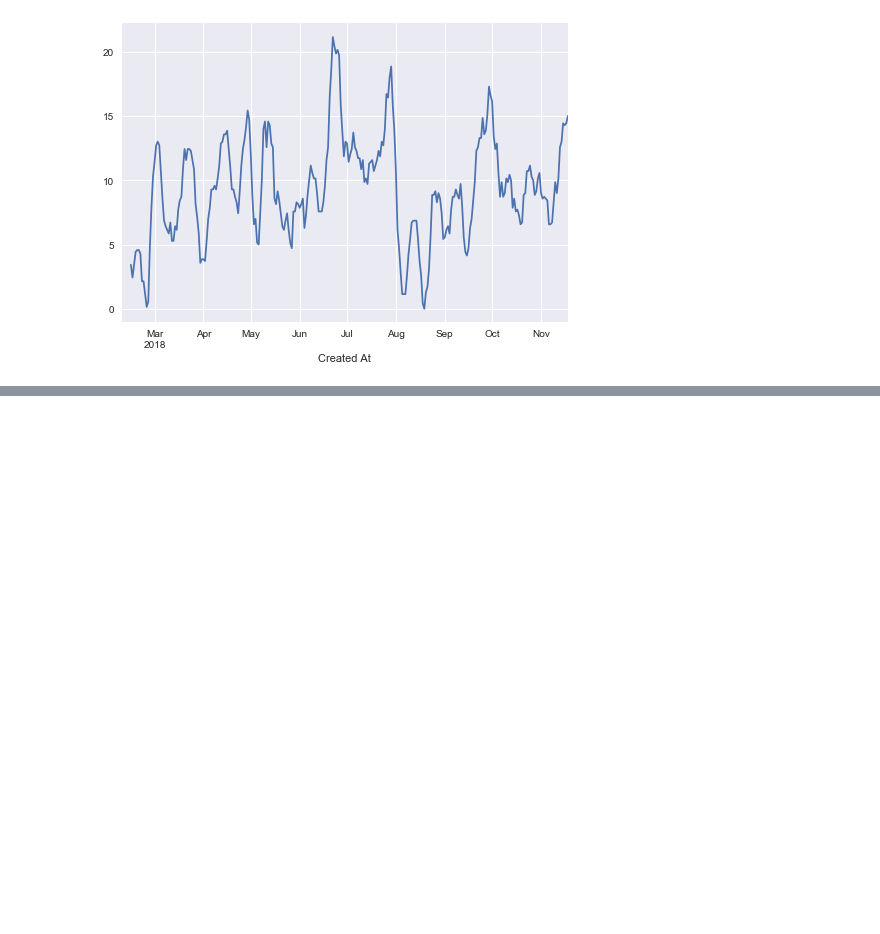
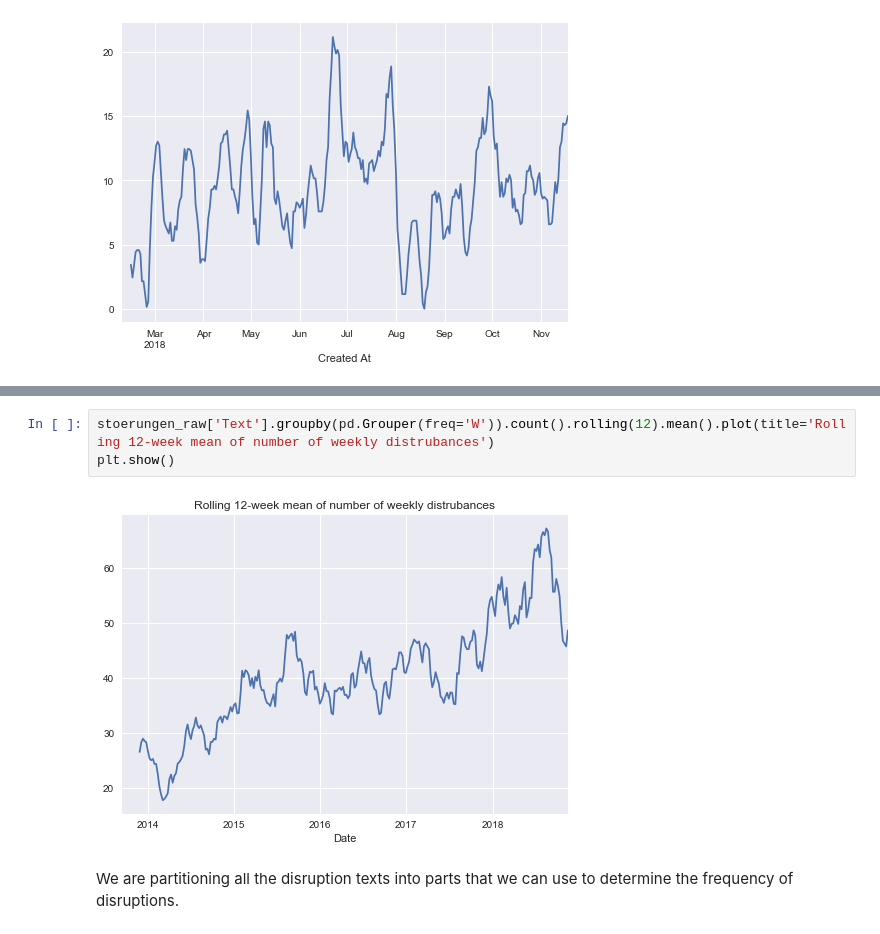
Before and after one commit to kummerer94/sbahn-stoerungen, a Jupyter notebook: analysis.ipynb, the cells around one changed output, grey strips where cells are left out. Cells and saved outputs as stored; diff of their text form; blank space fills up the shorter version.

```diff
--- a/analysis.ipynb
+++ b/analysis.ipynb
@@ -107,0 +142,7 @@ tweets['Text'].groupby(pd.Grouper(freq='D')).count().rolling(7).mean().plot()
+# %%
+stoerungen_raw['Text'].groupby(pd.Grouper(freq='W')).count().rolling(12).mean().plot(title='Rolling 12-week mean of number of weekly distrubances')
+plt.show()
+# %% [output]
+[figure, added]
+# %% [markdown]
+We are partitioning all the disruption texts into parts that we can use to determine the frequency of disruptions.
```
Also changed, not shown: parts of 20 cells of this notebook, 2 other files.
